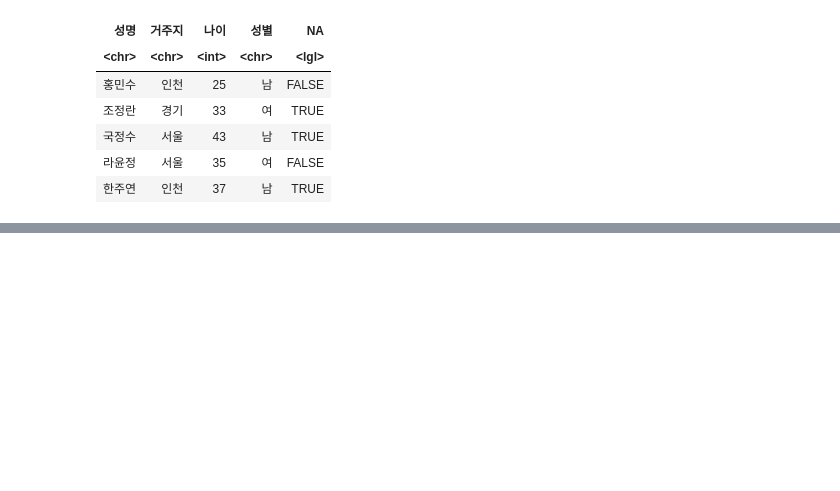
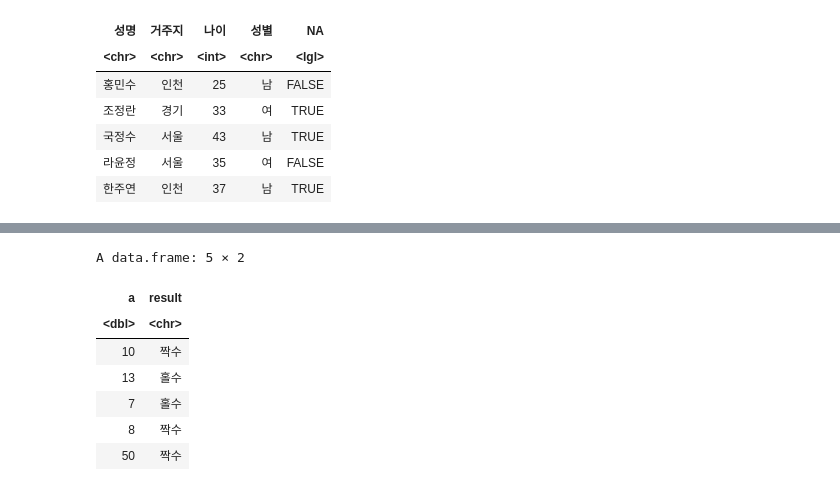
Before and after one commit to yoonyoung27/public_big_data_analysis, a Jupyter notebook: R.ipynb, the cells around one changed output, grey strips where cells are left out. Saved outputs shown, nothing was run; the diff lists cells and outputs as text; code cells hidden in the pictures; blank space fills up the shorter version.

```diff
--- a/R.ipynb
+++ b/R.ipynb
@@ -732,0 +779,15 @@ A data.frame: 5 × 5
+# %%
+a <- c(10,13,7,8,50)
+result <- c(ifelse(a%%2==0, '짝수', '홀수'))
+
+df <- data.frame(a, result)
+df
+# %% [output]
+A data.frame: 5 × 2
+| a | result |
+| <dbl> | <chr> |
+| 10 | 짝수 |
+| 13 | 홀수 |
+| 7 | 홀수 |
+| 8 | 짝수 |
+| 50 | 짝수 |
```
Also changed, not shown: parts of 13 cells of this notebook.
